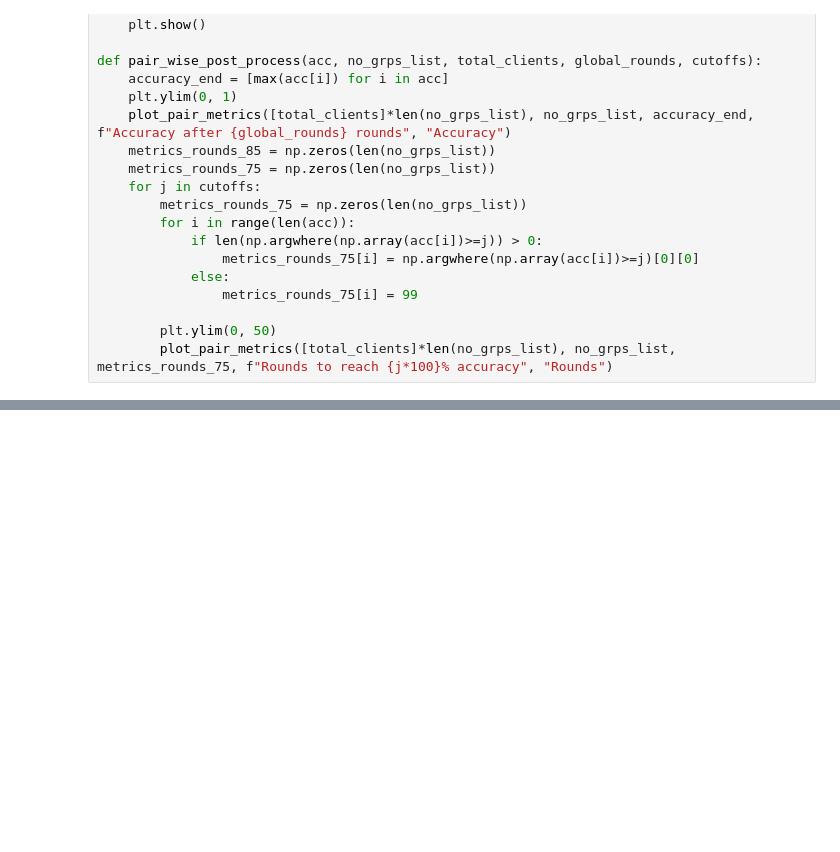
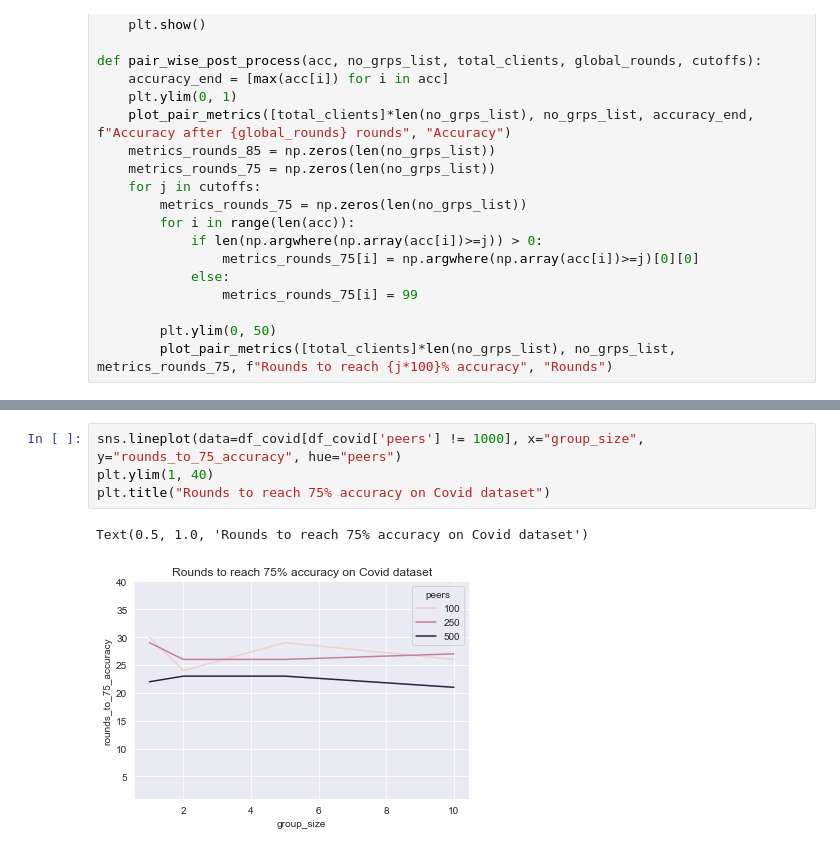
Before and after one commit to AdwaitB/AIC-Project, a Jupyter notebook: plotter.ipynb, the cells around one changed output, grey strips where cells are left out. Cells and saved outputs as stored; diff of their text form; blank space fills up the shorter version.

```diff
--- a/plotter.ipynb
+++ b/plotter.ipynb
@@ -161,0 +119,7 @@ get_metrics(dict_results, [0.75, 0.8])
+# %%
+sns.lineplot(data=df_covid[df_covid['peers'] != 1000], x="group_size", y="rounds_to_75_accuracy", hue="peers")
+plt.ylim(1, 40)
+plt.title("Rounds to reach 75% accuracy on Covid dataset")
+# %% [output]
+Text(0.5, 1.0, 'Rounds to reach 75% accuracy on Covid dataset')
+[figure, added]
```
Also changed, not shown: parts of 12 cells of this notebook.
